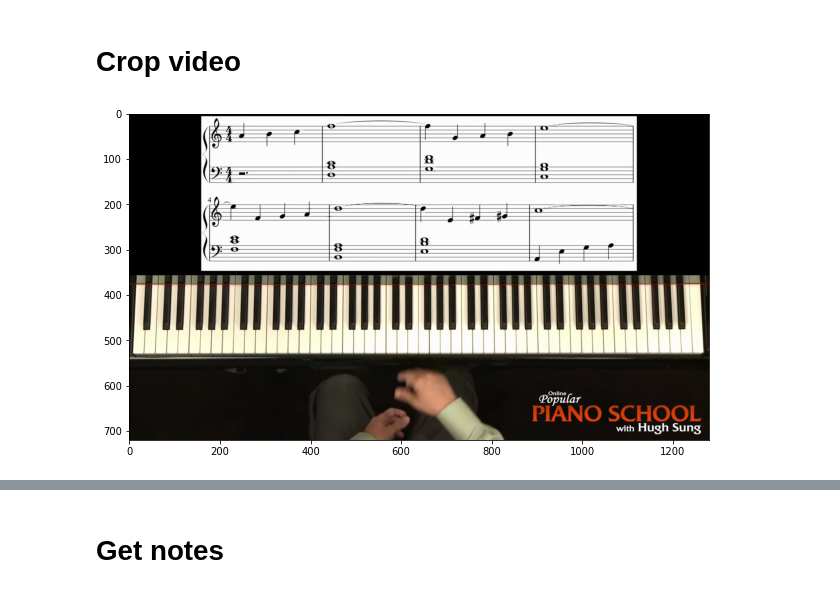
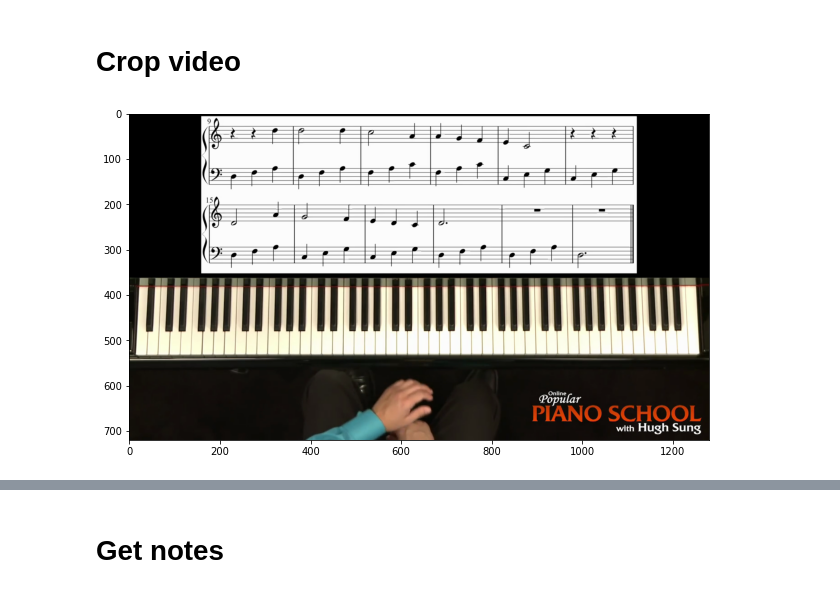
Before and after one commit to LongVanTH/INF573_Project, a Jupyter notebook: pipelines.ipynb, the cells around one changed output, grey strips where cells are left out. Cells and saved outputs as stored; diff of their text form; code cells hidden in the pictures.

```diff
--- a/pipelines.ipynb
+++ b/pipelines.ipynb
@@ -8,9 +9,9 @@ from ipywidgets import interact
 # %% [markdown]
 # Crop video
 # %%
-cap = cv2.VideoCapture('mp4/autumn_leaves.mp4')
+cap = cv2.VideoCapture('mp4/scarborough_fair.mp4')
 # %%
-bfc.show_frame(cap, 219)
-_, frame = bfc.get_frame(cap, 219)
+bfc.show_frame(cap, 814)
+_, frame = bfc.get_frame(cap, 814)
 # %% [output]
-[figure, old version]
+[figure, new version]
```
Also changed, not shown: parts of 25 cells of this notebook, 9 other files.
